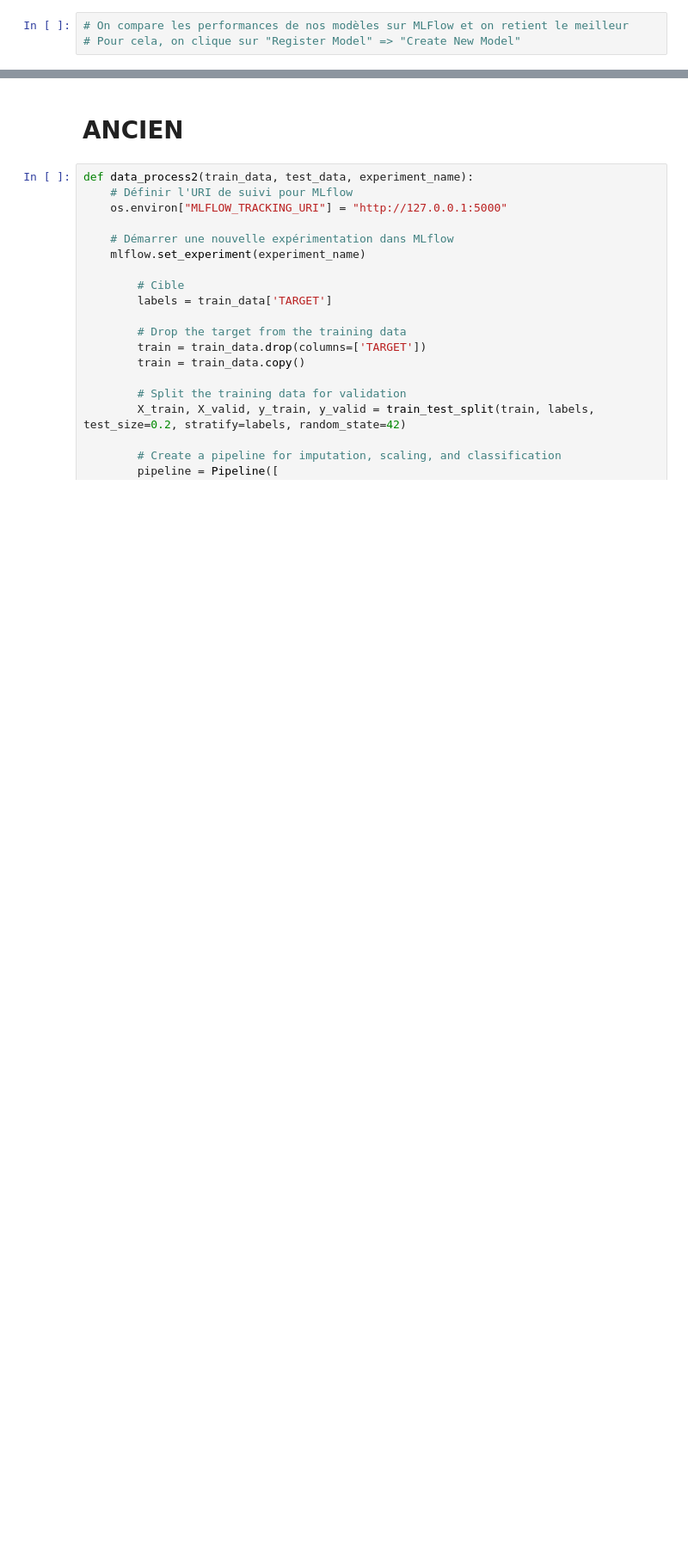
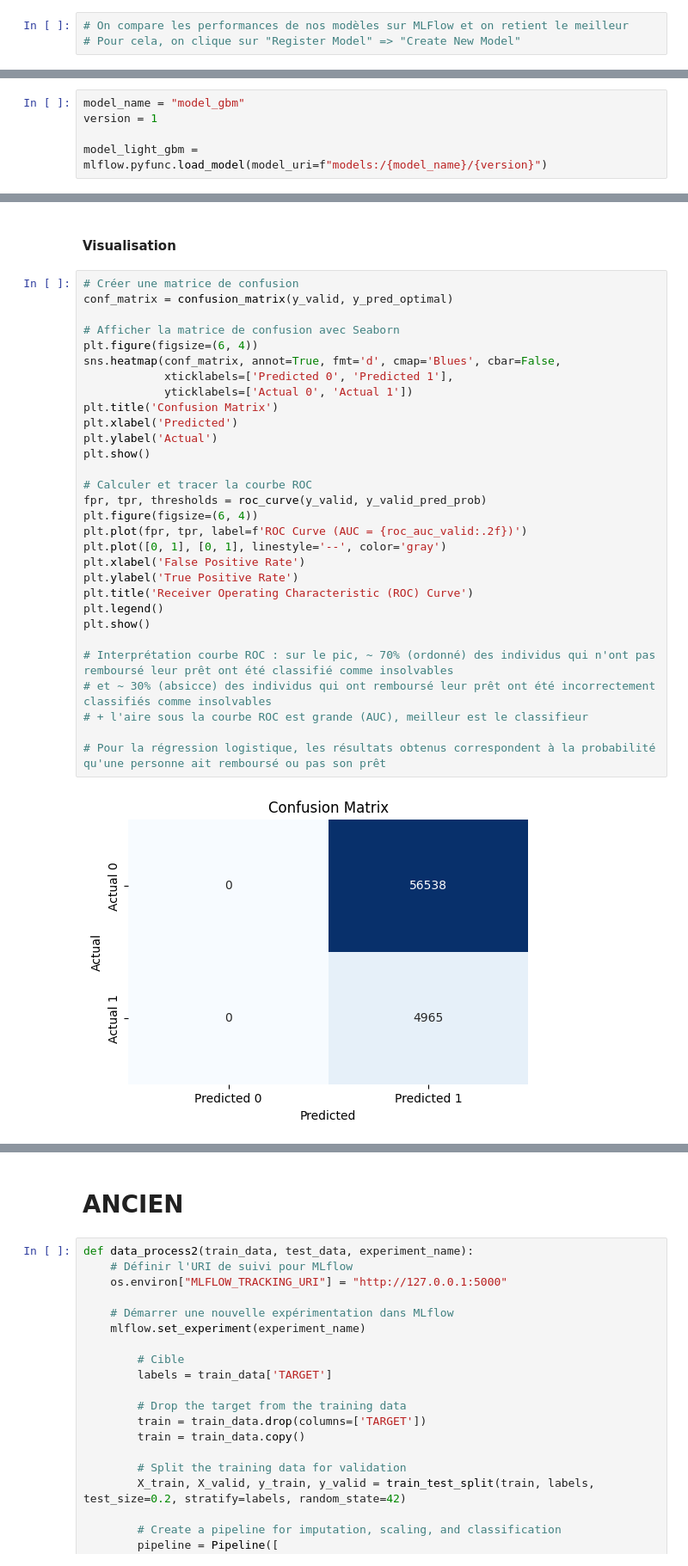
Before and after one commit to imanitou/P7, a Jupyter notebook: P7_20juin2024.ipynb, the cells around one changed output, grey strips where cells are left out. Shown at 86% size. Saved outputs shown, nothing was run; the diff lists cells and outputs as text; blank space fills up the shorter version.

```diff
--- a/P7_20juin2024.ipynb
+++ b/P7_20juin2024.ipynb
@@ -1216,0 +1784,5 @@ KeyboardInterrupt:
+# %%
+model_name = "model_gbm"
+version = 1
+
+model_light_gbm = mlflow.pyfunc.load_model(model_uri=f"models:/{model_name}/{version}")
@@ -1216,0 +1815,34 @@ KeyboardInterrupt:
+# %% [markdown]
+#### Visualisation
+# %%
+# Créer une matrice de confusion
+conf_matrix = confusion_matrix(y_valid, y_pred_optimal)
+
+# Afficher la matrice de confusion avec Seaborn
+plt.figure(figsize=(6, 4))
+sns.heatmap(conf_matrix, annot=True, fmt='d', cmap='Blues', cbar=False,
+            xticklabels=['Predicted 0', 'Predicted 1'],
+            yticklabels=['Actual 0', 'Actual 1'])
+plt.title('Confusion Matrix')
+plt.xlabel('Predicted')
+plt.ylabel('Actual')
+plt.show()
+
+# Calculer et tracer la courbe ROC
+fpr, tpr, thresholds = roc_curve(y_valid, y_valid_pred_prob)
+plt.figure(figsize=(6, 4))
+plt.plot(fpr, tpr, label=f'ROC Curve (AUC = {roc_auc_valid:.2f})')
+plt.plot([0, 1], [0, 1], linestyle='--', color='gray')
+plt.xlabel('False Positive Rate')
+plt.ylabel('True Positive Rate')
+plt.title('Receiver Operating Characteristic (ROC) Curve')
+plt.legend()
+plt.show()
+
+# Interprétation courbe ROC : sur le pic, ~ 70% (ordonné) des individus qui n'ont pas remboursé leur prêt ont été classifié comme insolvables
+# et ~ 30% (absicce) des individus qui ont remboursé leur prêt ont été incorrectement classifiés comme insolvables
+# + l'aire sous la courbe ROC est grande (AUC), meilleur est le classifieur
+
+# Pour la régression logistique, les résultats obtenus correspondent à la probabilité qu'une personne ait remboursé ou pas son prêt
+# %% [output]
+[figure, added]
```
Also changed, not shown: parts of 89 cells of this notebook, 2 other files.
